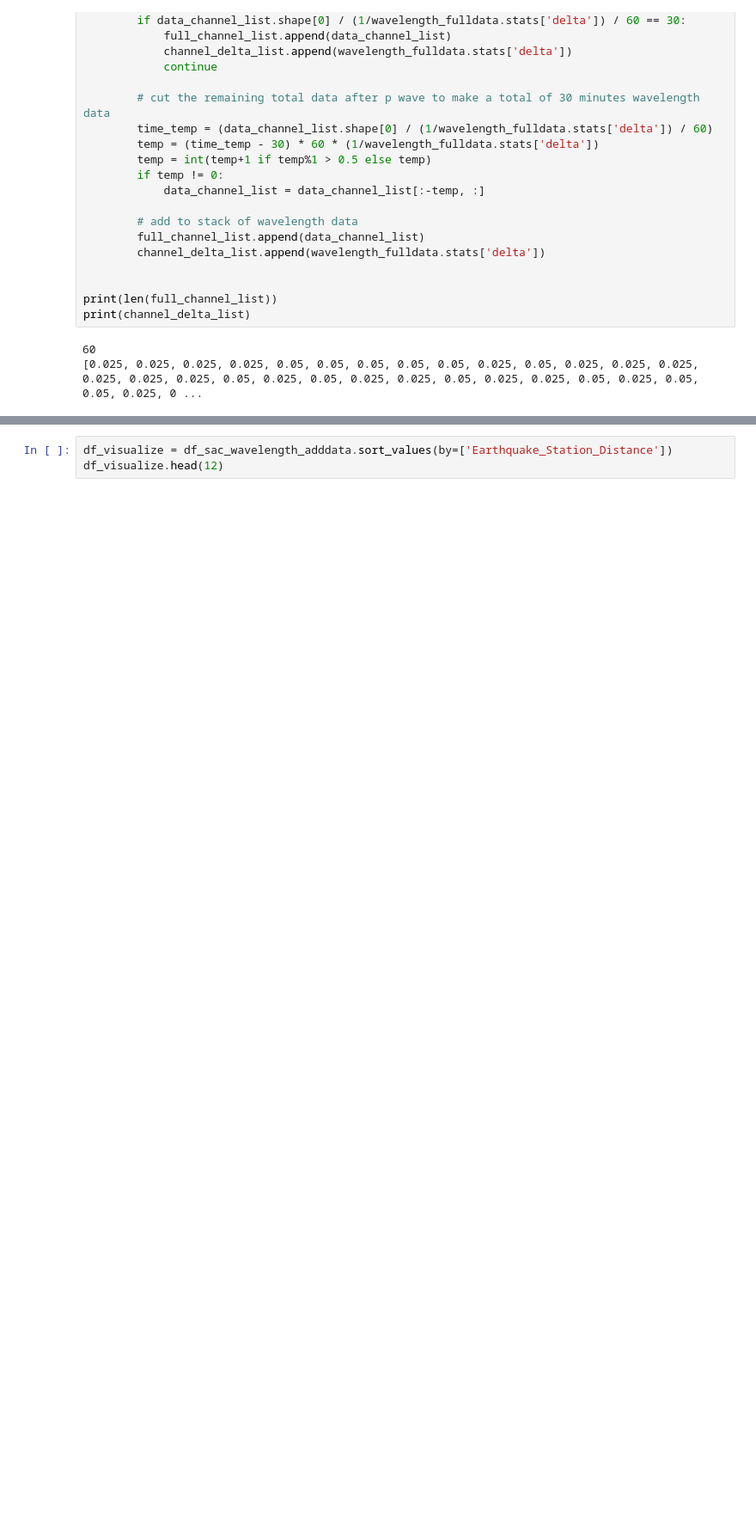
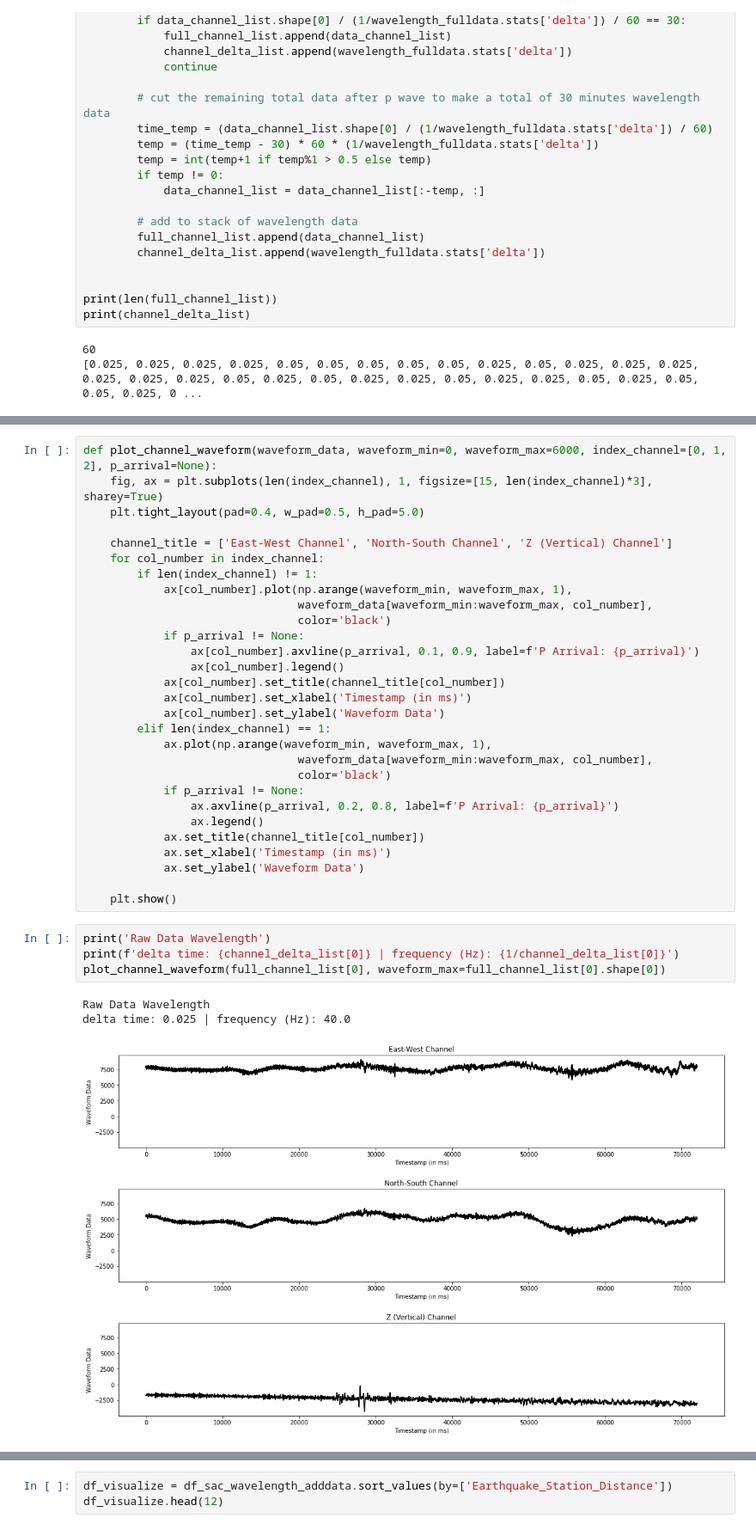
Before and after one commit to arwani-code/KampitaId, a Jupyter notebook: ML_pipeline/Pipeline Data Earthquake.ipynb, the cells around one changed output, grey strips where cells are left out. Shown: that part at 86% size. Saved outputs shown, nothing was run; the diff lists cells and outputs as text; blank space fills up the shorter version.

Commit message:
all wavelength data processing done

```diff
--- a/ML_pipeline/Pipeline Data Earthquake.ipynb
+++ b/ML_pipeline/Pipeline Data Earthquake.ipynb
@@ -331,0 +318,37 @@ print(channel_delta_list)
+# %%
+def plot_channel_waveform(waveform_data, waveform_min=0, waveform_max=6000, index_channel=[0, 1, 2], p_arrival=None):
+    fig, ax = plt.subplots(len(index_channel), 1, figsize=[15, len(index_channel)*3], sharey=True)
+    plt.tight_layout(pad=0.4, w_pad=0.5, h_pad=5.0)
+
+    channel_title = ['East-West Channel', 'North-South Channel', 'Z (Vertical) Channel']
+    for col_number in index_channel:
+        if len(index_channel) != 1:
+            ax[col_number].plot(np.arange(waveform_min, waveform_max, 1),
+                                waveform_data[waveform_min:waveform_max, col_number],
+                                color='black')
+            if p_arrival != None:
+                ax[col_number].axvline(p_arrival, 0.1, 0.9, label=f'P Arrival: {p_arrival}')
+                ax[col_number].legend()
+            ax[col_number].set_title(channel_title[col_number])
+            ax[col_number].set_xlabel('Timestamp (in ms)')
+            ax[col_number].set_ylabel('Waveform Data')
+        elif len(index_channel) == 1:
+            ax.plot(np.arange(waveform_min, waveform_max, 1),
+                                waveform_data[waveform_min:waveform_max, col_number],
+                                color='black')
+            if p_arrival != None:
+                ax.axvline(p_arrival, 0.2, 0.8, label=f'P Arrival: {p_arrival}')
+                ax.legend()
+            ax.set_title(channel_title[col_number])
+            ax.set_xlabel('Timestamp (in ms)')
+            ax.set_ylabel('Waveform Data')
+
+    plt.show()
+# %%
+print('Raw Data Wavelength')
+print(f'delta time: {channel_delta_list[0]} | frequency (Hz): {1/channel_delta_list[0]}')
+plot_channel_waveform(full_channel_list[0], waveform_max=full_channel_list[0].shape[0])
+# %% [output]
+Raw Data Wavelength
+delta time: 0.025 | frequency (Hz): 40.0
+[figure, added]
```
Also changed, not shown: parts of 19 cells of this notebook.
